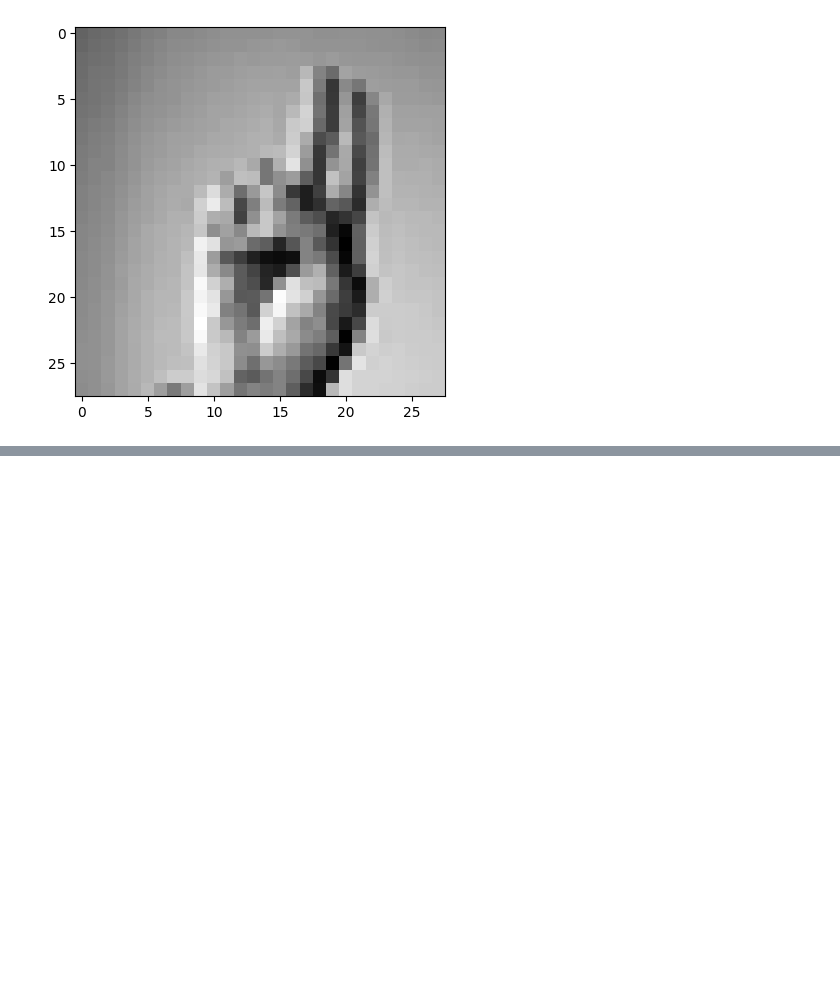
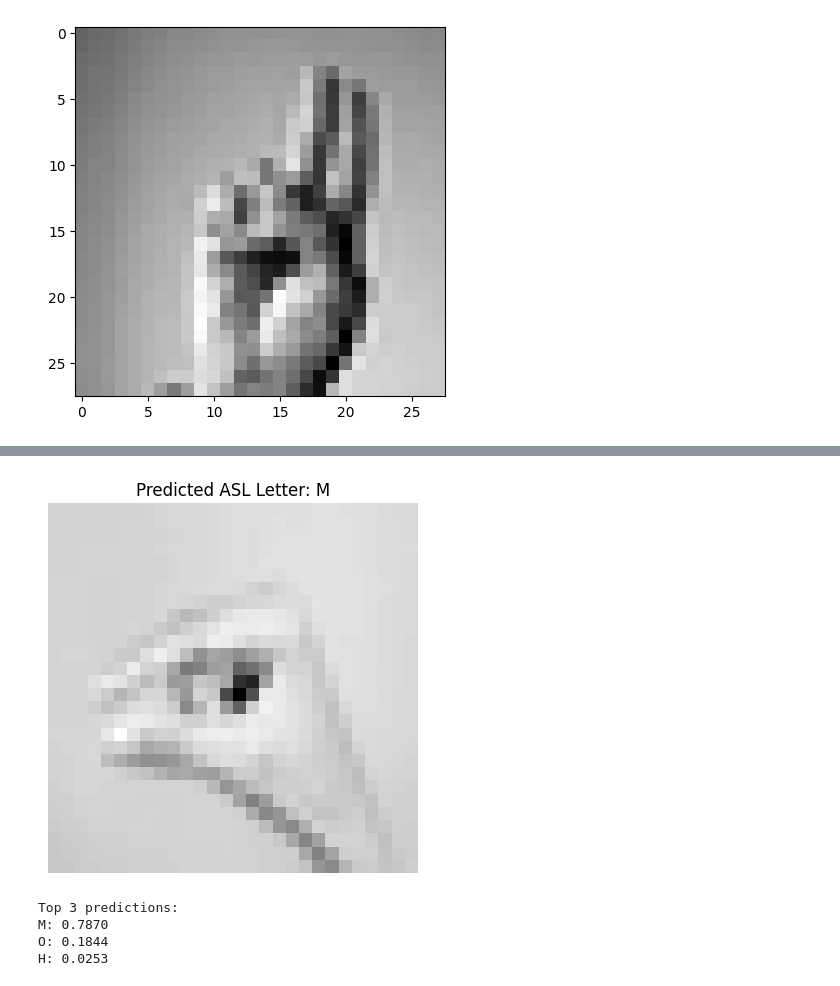
Before and after one commit to Olanle/Project-002, a Jupyter notebook: 001.ipynb, the cells around one changed output, grey strips where cells are left out. Saved outputs shown, nothing was run; the diff lists cells and outputs as text; code cells hidden in the pictures; blank space fills up the shorter version.

```diff
--- a/001.ipynb
+++ b/001.ipynb
@@ -212,0 +299,38 @@ Epoch 10/10
+# %%
+from google.colab import files
+from PIL import Image
+import numpy as np
+import matplotlib.pyplot as plt
+
+# Upload an image file
+uploaded = files.upload()
+filename = list(uploaded.keys())[0]
+
+# Load and preprocess image: convert to grayscale, resize to 28x28, normalize
+img = Image.open(filename).convert('L').resize((28, 28))
+img_array = np.array(img) / 255.0
+input_image = img_array.reshape(1, 28, 28, 1)  # Add batch and channel dims
+
+# Predict with your model
+predictions = model.predict(input_image)
+predicted_class = np.argmax(predictions[0])
+
+# Define your label map for ASL letters
+label_map = {0: 'A', 1: 'B', 2: 'C', 3: 'D', 4: 'E', 5: 'F', 6: 'G', 7: 'H', 8: 'I', 9: 'J',
+             10: 'K', 11: 'L', 12: 'M', 13: 'N', 14: 'O', 15: 'P', 16: 'Q', 17: 'R', 18: 'S',
+             19: 'T', 20: 'U', 21: 'V', 22: 'W', 23: 'X'}
+
+predicted_letter = label_map[predicted_class]
+
+# Display the input image with predicted letter
+plt.imshow(img, cmap='gray')
+plt.axis('off')
+plt.title(f"Predicted ASL Letter: {predicted_letter}")
+plt.show()
+
+# Optional: Print top 3 predictions with probabilities
+top_indices = np.argsort(predictions[0])[::-1][:3]
+print("Top 3 predictions:")
+for i in top_indices:
+    print(f"{label_map[i]}: {predictions[0][i]:.4f}")
+# %% [output]
@@ -212,0 +340,5 @@ Epoch 10/10
+[figure, added]
+Top 3 predictions:
+M: 0.7870
+O: 0.1844
+H: 0.0253
```
Also changed, not shown: parts of 8 cells of this notebook.
